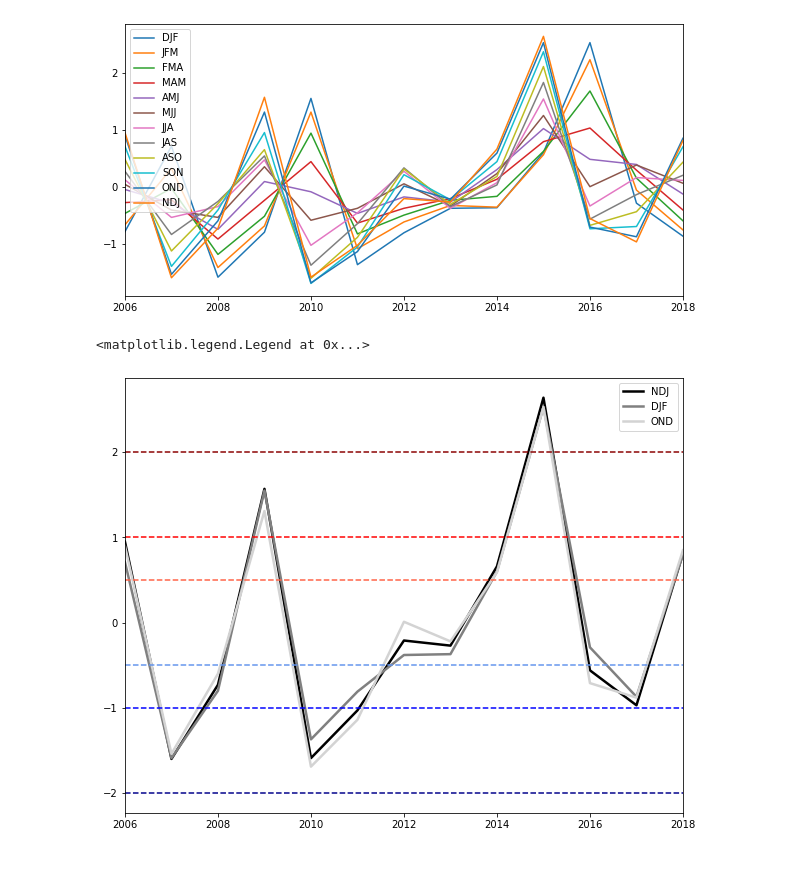
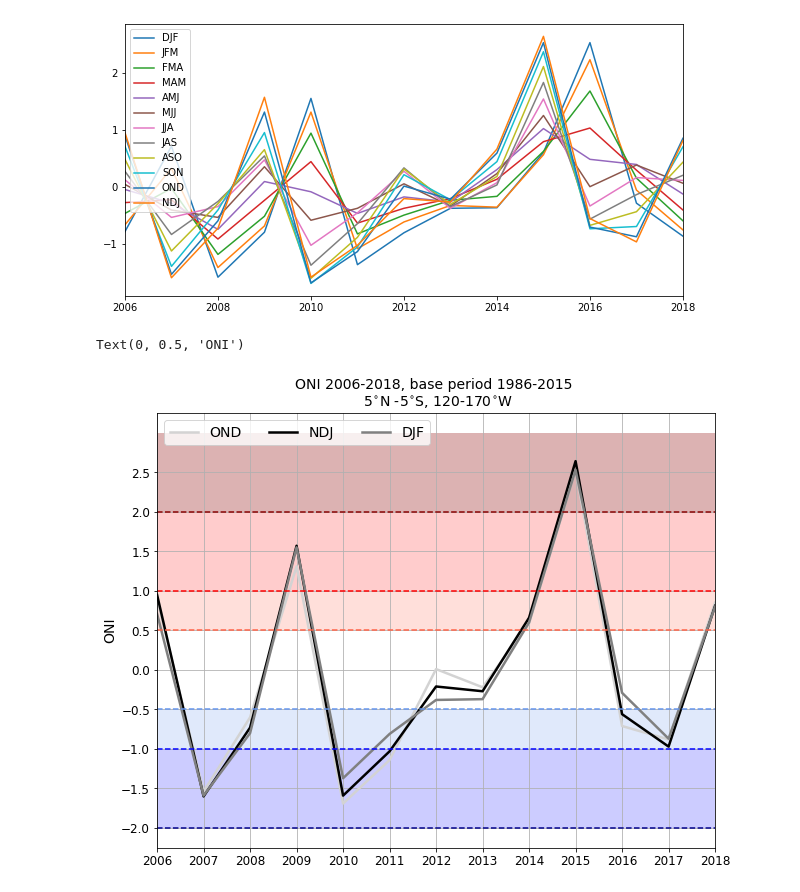
Before and after one commit to johanmeh/master, a Jupyter notebook: enso/oni_index.ipynb, the cells around one changed output. Saved outputs shown, nothing was run; the diff lists cells and outputs as text; code cells hidden in the pictures; blank space fills up the shorter version.

```diff
--- a/enso/oni_index.ipynb
+++ b/enso/oni_index.ipynb
@@ -17,22 +23,33 @@ df_sel.plot(figsize=(10,5))
 # %%
 t = df_sel['NDJ']
 t1 = np.array(df[57:]['DJF'])
 yr = np.linspace(2006, 2018, 13)
+deg = '$^{\circ}$'
 
-
+df_sel['OND'].plot(color = 'lightgray', lw = 2.5, label='OND')
 t.plot(color = 'k', lw = 2.5, figsize=(10,8), label = 'NDJ')
 plt.plot(yr, t1, color = 'gray', lw = 2.5, label='DJF')
-df_sel['OND'].plot(color = 'lightgray', lw = 2.5, label='OND')
 
 
 plt.plot(yr, np.full_like(yr, 0.5), '--', color = 'tomato')
 plt.plot(yr, np.full_like(yr, -0.5), '--', color = 'cornflowerblue')
 plt.plot(yr, np.full_like(yr, 1), '--', color = 'red')
 plt.plot(yr, np.full_like(yr, 2), '--', color = 'darkred')
 plt.plot(yr, np.full_like(yr, -1), 'b--')
 plt.plot(yr, np.full_like(yr, -2), '--', color ='darkblue')
+plt.xticks(yr, fontsize=12)
+plt.yticks(np.linspace(-2, 2.5, 10), fontsize=12)
+plt.legend(loc='upper left', fontsize=14, ncol = 3)
+plt.grid()
+plt.axhspan(-1,-0.5 , facecolor='cornflowerblue', alpha=0.2)
+plt.axhspan(-2, -1, facecolor='blue', alpha = 0.2)
+plt.axhspan(0.5, 1, facecolor= 'tomato', alpha = 0.2)
+plt.axhspan(1, 2, facecolor='red', alpha = 0.2)
+plt.axhspan(2,3, facecolor='darkred', alpha = 0.3)
+plt.title('ONI 2006-2018, base period 1986-2015 \n 5'+deg+'N -5'+deg+'S, 120-170'+deg+'W', fontsize=14)
+plt.ylabel('ONI', fontsize = 14)
 
-plt.legend()
+#plt.savefig('ONI_index_noaa.pdf')
 # %% [output]
-<matplotlib.legend.Legend at 0x...>
+Text(0, 0.5, 'ONI')
-[figure, old version]
+[figure, new version]
```
Also changed, not shown: parts of 32 cells of this notebook, 1 other file.
